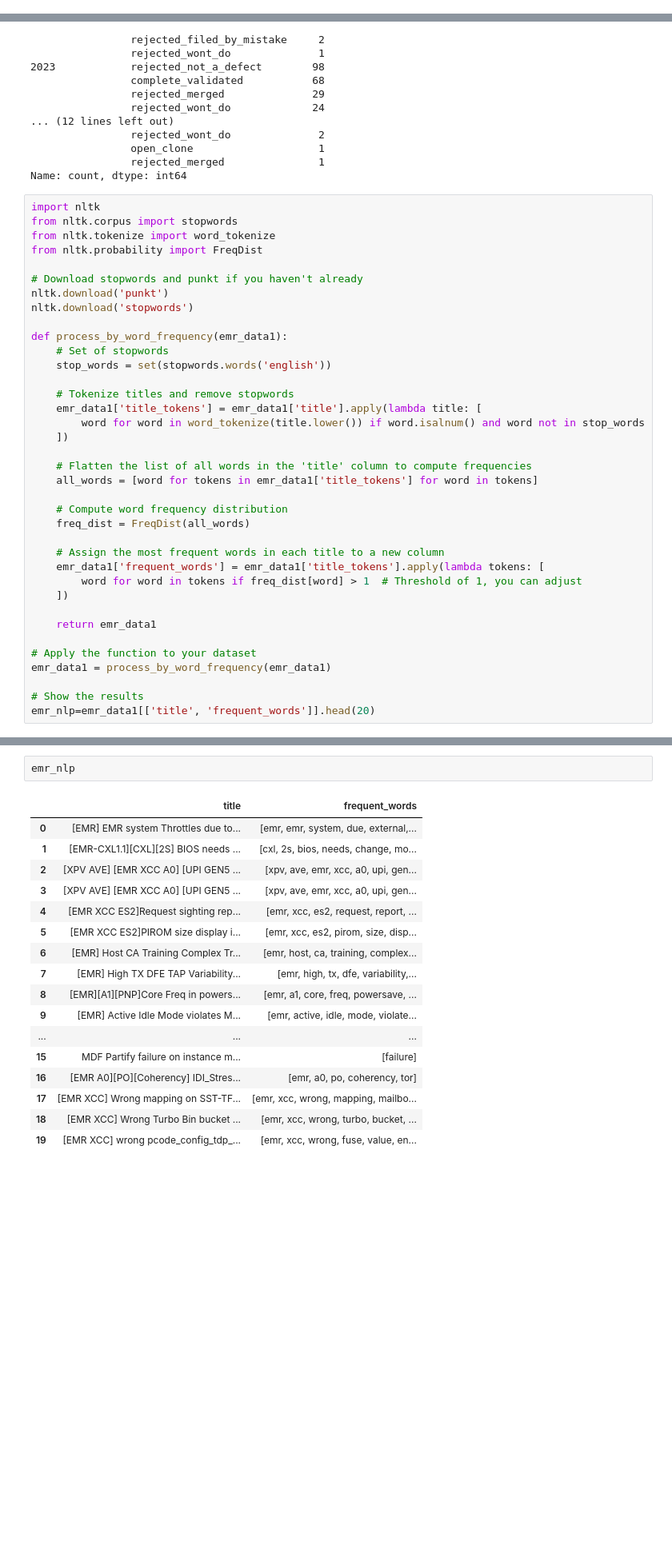
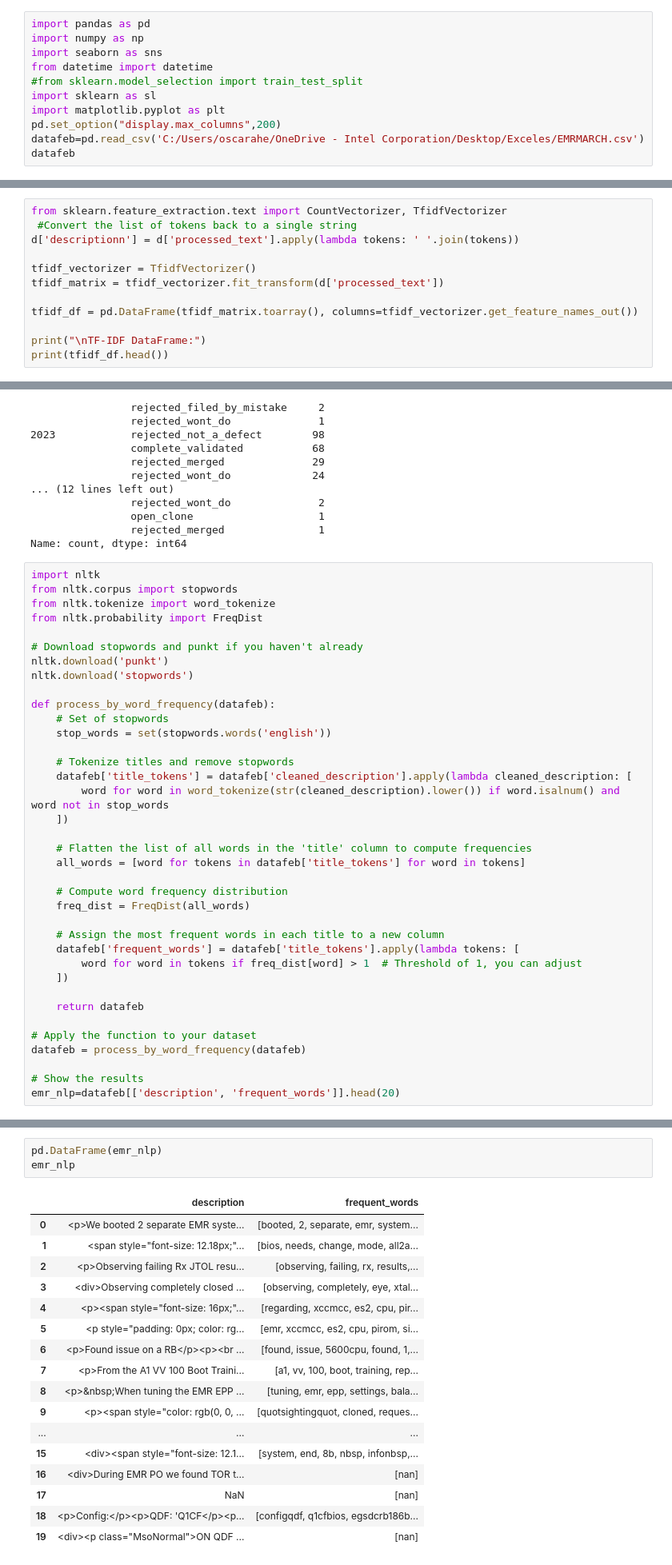
Before and after one commit to oscarhernandezmartinez/AI_WORKSHOP, a Jupyter notebook: TEAM2_EMR_AI_WORKSHOP.ipynb, the cells around one changed output, grey strips where cells are left out. Shown at 80% size. Drawn from its saved outputs; the diff is of its cells as text; blank space fills up the shorter version.

```diff
--- a/TEAM2_EMR_AI_WORKSHOP.ipynb
+++ b/TEAM2_EMR_AI_WORKSHOP.ipynb
@@ -32,0 +246,11 @@ emr_data
+# %%
+import pandas as pd
+import numpy as np
+import seaborn as sns
+from datetime import datetime
+#from sklearn.model_selection import train_test_split
+import sklearn as sl
+import matplotlib.pyplot as plt
+pd.set_option("display.max_columns",200)
+datafeb=pd.read_csv('C:/Users/oscarahe/OneDrive - Intel Corporation/Desktop/Exceles/EMRMARCH.csv')
+datafeb
@@ -32,0 +883,12 @@ emr_data
+# %%
+from sklearn.feature_extraction.text import CountVectorizer, TfidfVectorizer
+ #Convert the list of tokens back to a single string
+d['descriptionn'] = d['processed_text'].apply(lambda tokens: ' '.join(tokens))
+
+tfidf_vectorizer = TfidfVectorizer()
+tfidf_matrix = tfidf_vectorizer.fit_transform(d['processed_text'])
+
+tfidf_df = pd.DataFrame(tfidf_matrix.toarray(), columns=tfidf_vectorizer.get_feature_names_out())
+
+print("\nTF-IDF DataFrame:")
+print(tfidf_df.head())
@@ -684,33 +1779,33 @@ from nltk.probability import FreqDist
 nltk.download('punkt')
 nltk.download('stopwords')
 
-def process_by_word_frequency(emr_data1):
+def process_by_word_frequency(datafeb):
     # Set of stopwords
     stop_words = set(stopwords.words('english'))
 
     # Tokenize titles and remove stopwords
-    emr_data1['title_tokens'] = emr_data1['title'].apply(lambda title: [
-        word for word in word_tokenize(title.lower()) if word.isalnum() and word not in stop_words
+    datafeb['title_tokens'] = datafeb['cleaned_description'].apply(lambda cleaned_description: [
+        word for word in word_tokenize(str(cleaned_description).lower()) if word.isalnum() and word not in stop_words
     ])
 
     # Flatten the list of all words in the 'title' column to compute frequencies
-    all_words = [word for tokens in emr_data1['title_tokens'] for word in tokens]
+    all_words = [word for tokens in datafeb['title_tokens'] for word in tokens]
 
     # Compute word frequency distribution
     freq_dist = FreqDist(all_words)
 
     # Assign the most frequent words in each title to a new column
-    emr_data1['frequent_words'] = emr_data1['title_tokens'].apply(lambda tokens: [
+    datafeb['frequent_words'] = datafeb['title_tokens'].apply(lambda tokens: [
         word for word in tokens if freq_dist[word] > 1  # Threshold of 1, you can adjust
     ])
 
-    return emr_data1
+    return datafeb
 
 # Apply the function to your dataset
-emr_data1 = process_by_word_frequency(emr_data1)
+datafeb = process_by_word_frequency(datafeb)
 
 # Show the results
-emr_nlp=emr_data1[['title', 'frequent_words']].head(20)
+emr_nlp=datafeb[['description', 'frequent_words']].head(20)
 # %% [output]
 [nltk_data] Downloading package punkt to
 [nltk_data]     C:\Users\oscarahe\AppData\Roaming\nltk_data...
@@ -721,21 +1817,22 @@ emr_nlp=emr_data1[['title', 'frequent_words']].head(20)
 # %%
+pd.DataFrame(emr_nlp)
 emr_nlp
 # %% [output]
-|  | title | frequent_words |
-| 0 | [EMR] EMR system Throttles due to... | [emr, emr, system, due, external,... |
-| 1 | [EMR-CXL1.1][CXL][2S] BIOS needs ... | [cxl, 2s, bios, needs, change, mo... |
-| 2 | [XPV AVE] [EMR XCC A0] [UPI GEN5 ... | [xpv, ave, emr, xcc, a0, upi, gen... |
-| 3 | [XPV AVE] [EMR XCC A0] [UPI GEN5 ... | [xpv, ave, emr, xcc, a0, upi, gen... |
-| 4 | [EMR XCC ES2]Request sighting rep... | [emr, xcc, es2, request, report, ... |
-| 5 | [EMR XCC ES2]PIROM size display i... | [emr, xcc, es2, pirom, size, disp... |
-| 6 | [EMR] Host CA Training Complex Tr... | [emr, host, ca, training, complex... |
-| 7 | [EMR] High TX DFE TAP Variability... | [emr, high, tx, dfe, variability,... |
-| 8 | [EMR][A1][PNP]Core Freq in powers... | [emr, a1, core, freq, powersave, ... |
-| 9 | [EMR] Active Idle Mode violates M... | [emr, active, idle, mode, violate... |
+|  | description | frequent_words |
+| 0 | <p>We booted 2 separate EMR syste... | [booted, 2, separate, emr, system... |
+| 1 | <span style="font-size: 12.18px;"... | [bios, needs, change, mode, all2a... |
+| 2 | <p>Observing failing Rx JTOL resu... | [observing, failing, rx, results,... |
+| 3 | <div>Observing completely closed ... | [observing, completely, eye, xtal... |
+| 4 | <p><span style="font-size: 16px;"... | [regarding, xccmcc, es2, cpu, pir... |
+| 5 | <p style="padding: 0px; color: rg... | [emr, xccmcc, es2, cpu, pirom, si... |
+| 6 | <p>Found issue on a RB</p><p><br ... | [found, issue, 5600cpu, found, 1,... |
+| 7 | <p>From the A1 VV 100 Boot Traini... | [a1, vv, 100, boot, training, rep... |
+| 8 | <p>&nbsp;When tuning the EMR EPP ... | [tuning, emr, epp, settings, bala... |
+| 9 | <p><span style="color: rgb(0, 0, ... | [quotsightingquot, cloned, reques... |
 | ... | ... | ... |
-| 15 | MDF Partify failure on instance m... | [failure] |
-| 16 | [EMR A0][PO][Coherency] IDI_Stres... | [emr, a0, po, coherency, tor] |
-| 17 | [EMR XCC] Wrong mapping on SST-TF... | [emr, xcc, wrong, mapping, mailbo... |
-| 18 | [EMR XCC] Wrong Turbo Bin bucket ... | [emr, xcc, wrong, turbo, bucket, ... |
-| 19 | [EMR XCC] wrong pcode_config_tdp_... | [emr, xcc, wrong, fuse, value, en... |
+| 15 | <div><span style="font-size: 12.1... | [system, end, 8b, nbsp, infonbsp,... |
+| 16 | <div>During EMR PO we found TOR t... | [nan] |
+| 17 | NaN | [nan] |
+| 18 | <p>Config:</p><p>QDF: 'Q1CF</p><p... | [configqdf, q1cfbios, egsdcrb186b... |
+| 19 | <div><p class="MsoNormal">ON QDF ... | [nan] |
 # %%
```
Also changed, not shown: parts of 78 cells of this notebook, 5 other files.
